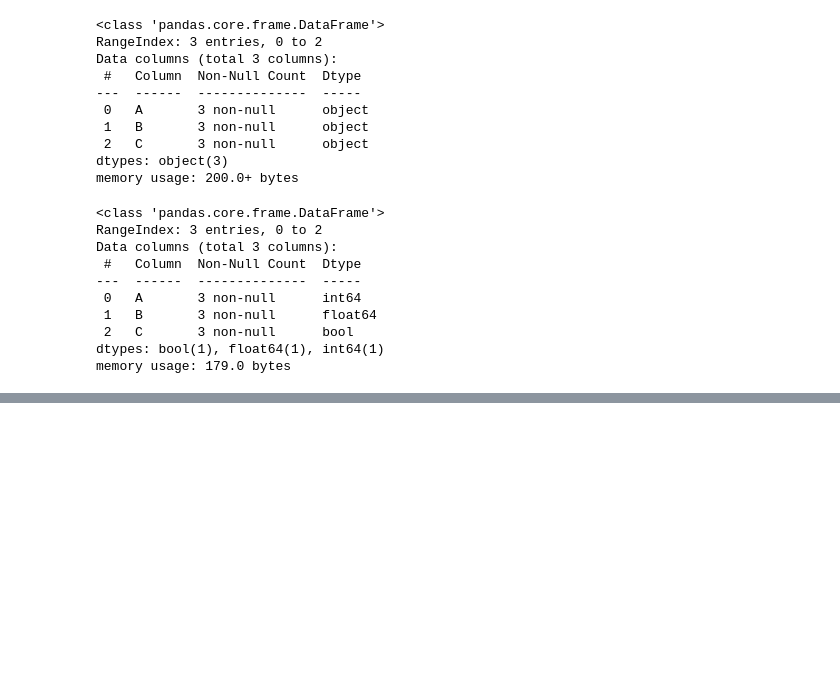
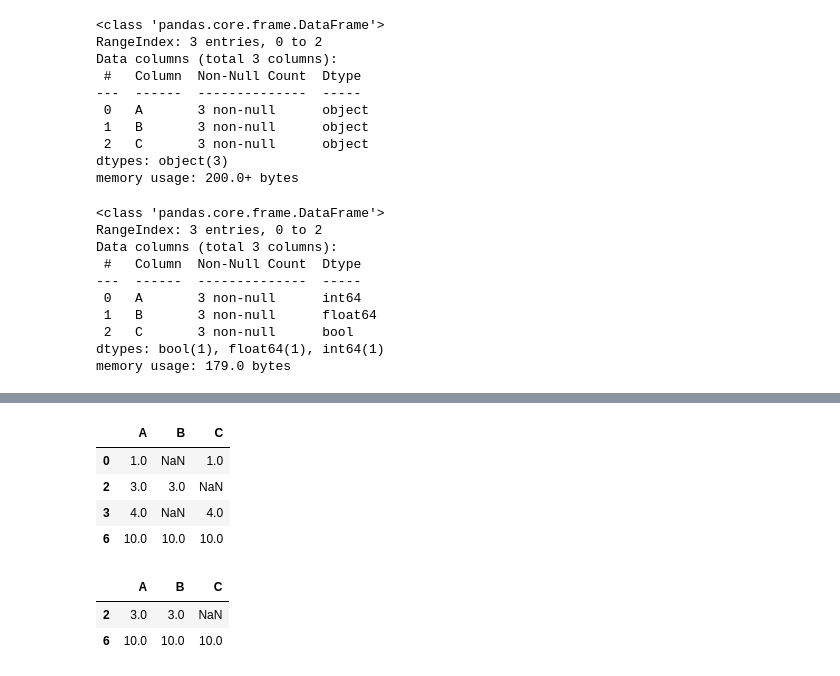
Before and after one commit to sokhan1/Introduction-to-data-analysts, a Jupyter notebook: 3_10_values_&_NA.ipynb, the cells around one changed output, grey strips where cells are left out. Cells and saved outputs as stored; diff of their text form; code cells hidden in the pictures; blank space fills up the shorter version.

```diff
--- a/3_10_values_&_NA.ipynb
+++ b/3_10_values_&_NA.ipynb
@@ -57,0 +132,14 @@ memory usage: 179.0 bytes
+# %%
+df.dropna( subset = ['A'],how = 'any')
+# %% [output]
+|  | A | B | C |
+| 0 | 1.0 | NaN | 1.0 |
+| 2 | 3.0 | 3.0 | NaN |
+| 3 | 4.0 | NaN | 4.0 |
+| 6 | 10.0 | 10.0 | 10.0 |
+# %%
+df.dropna( subset = ['A','B'],how = 'any')
+# %% [output]
+|  | A | B | C |
+| 2 | 3.0 | 3.0 | NaN |
+| 6 | 10.0 | 10.0 | 10.0 |
```
Also changed, not shown: parts of 7 cells of this notebook.
